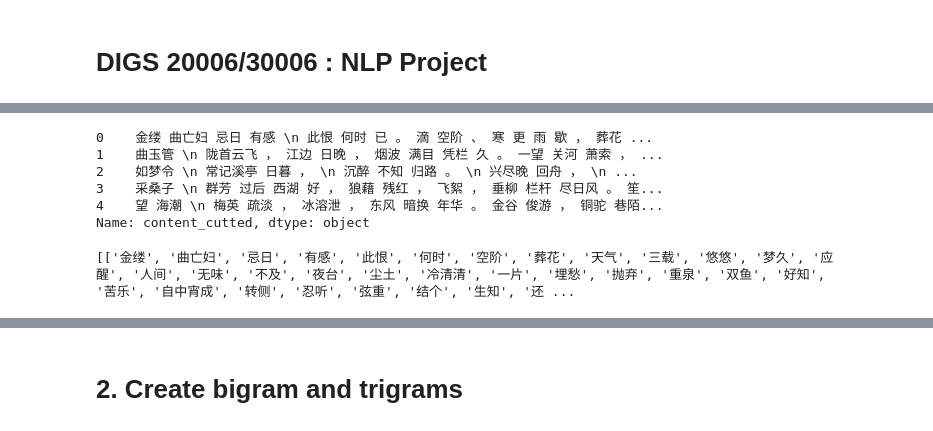
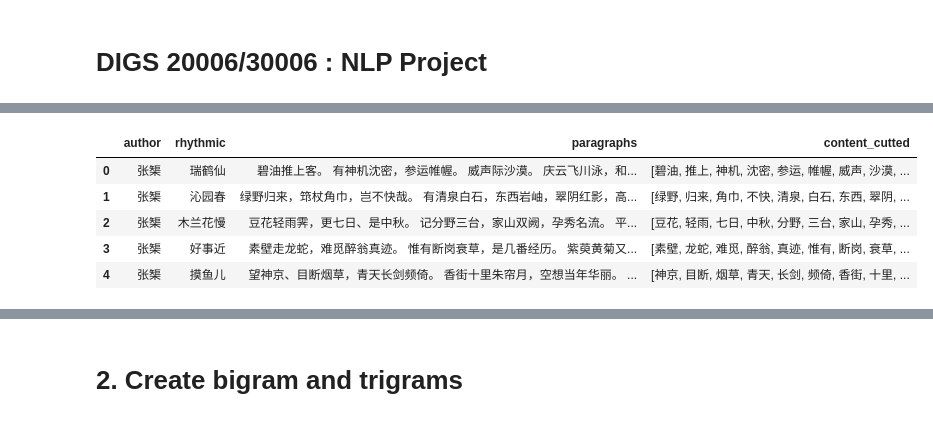
Before and after one commit to tianchu-shu/NLP, a Jupyter notebook: NLP_project.ipynb, the cells around one changed output, grey strips where cells are left out. Drawn from its saved outputs; the diff is of its cells as text; code cells hidden in the pictures.

```diff
--- a/NLP_project.ipynb
+++ b/NLP_project.ipynb
@@ -73 +94,3 @@ df['poet'] =  pd.Series(name)
+# %%
+df = jsons_data.drop_duplicates()
 # %%
@@ -85,6 +100,10 @@ df
-# %%
-def chinese_word_cut(mytext):
-    return " ".join(jieba.cut(mytext))
+# %%
+#filtrate.sub(r'', content) # remove all non-Chinese characters
+def chinese_word_cut(mytext):
+    mytext = re.sub(r'[^\w\s\d]',' ', mytext)
+    sent = " ".join(jieba.cut(mytext))
+    sent = gensim.utils.simple_preprocess(str(sent), deacc=True)
+    return sent
 # %%
-df["content_cutted"] = df.content.apply(chinese_word_cut)
+df["content_cutted"] = df.paragraphs.apply(chinese_word_cut)
 # %% [output]
@@ -99,9 +115,9 @@ Prefix dict has been built succesfully.
 # %%
-df.content_cutted.head()
+df.head()
 # %% [output]
-0    金缕 曲亡妇 忌日 有感 \n 此恨 何时 已 。 滴 空阶 、 寒 更 雨 歇 ， 葬花 ...
-1    曲玉管 \n 陇首云飞 ， 江边 日晚 ， 烟波 满目 凭栏 久 。 一望 关河 萧索 ， ...
-2    如梦令 \n 常记溪亭 日暮 ， \n 沉醉 不知 归路 。 \n 兴尽晚 回舟 ， \n ...
-3    采桑子 \n 群芳 过后 西湖 好 ， 狼藉 残红 ， 飞絮 ， 垂柳 栏杆 尽日风 。 笙...
-4    望 海潮 \n 梅英 疏淡 ， 冰溶泄 ， 东风 暗换 年华 。 金谷 俊游 ， 铜驼 巷陌...
-Name: content_cutted, dtype: object
+|  | author | rhythmic | paragraphs | content_cutted |
+| 0 | 张榘 | 瑞鹤仙 | 碧油推上客。 有神机沈密，参运帷幄。 威声际沙漠。 庆云飞川泳，和... | [碧油, 推上, 神机, 沈密, 参运, 帷幄, 威声, 沙漠, ... |
+| 1 | 张榘 | 沁园春 | 绿野归来，筇杖角巾，岂不快哉。 有清泉白石，东西岩岫，翠阴红影，高... | [绿野, 归来, 角巾, 不快, 清泉, 白石, 东西, 翠阴, ... |
+| 2 | 张榘 | 木兰花慢 | 豆花轻雨霁，更七日、是中秋。 记分野三台，家山双阙，孕秀名流。 平... | [豆花, 轻雨, 七日, 中秋, 分野, 三台, 家山, 孕秀, ... |
+| 3 | 张榘 | 好事近 | 素壁走龙蛇，难觅醉翁真迹。 惟有断岗衰草，是几番经历。 紫萸黄菊又... | [素壁, 龙蛇, 难觅, 醉翁, 真迹, 惟有, 断岗, 衰草, ... |
+| 4 | 张榘 | 摸鱼儿 | 望神京、目断烟草，青天长剑频倚。 香街十里朱帘月，空想当年华丽。 ... | [神京, 目断, 烟草, 青天, 长剑, 频倚, 香街, 十里, ... |
@@ -112,16 +123,0 @@ df["content_cutted"] = df["content_cutted"].replace('\u3000', '')
-# %%
-def sent_to_words(sentences):
-    for sent in sentences:
-        sent = re.sub('\s+', ' ', sent)  # remove newline chars
-        sent = re.sub("\'", "", sent)  # remove single quotes
-        sent = gensim.utils.simple_preprocess(str(sent), deacc=True)
-        yield(sent)
-
-# Convert to list
-data = df.content_cutted.values.tolist()
-for d in data:
-    d = re.sub(r'[^\w\s\d]',' ', d)
-data_words = list(sent_to_words(data))
-print(data_words[:1])
-# %% [output]
-[['金缕', '曲亡妇', '忌日', '有感', '此恨', '何时', '空阶', '葬花', '天气', '三载', '悠悠', '梦久', '应醒', '人间', '无味', '不及', '夜台', '尘土', '冷清清', '一片', '埋愁', '抛弃', '重泉', '双鱼', '好知', '苦乐', '自中宵成', '转侧', '忍听', '弦重', '结个', '生知', '还 ...
```
Also changed, not shown: parts of 45 cells of this notebook, 1 other file.
